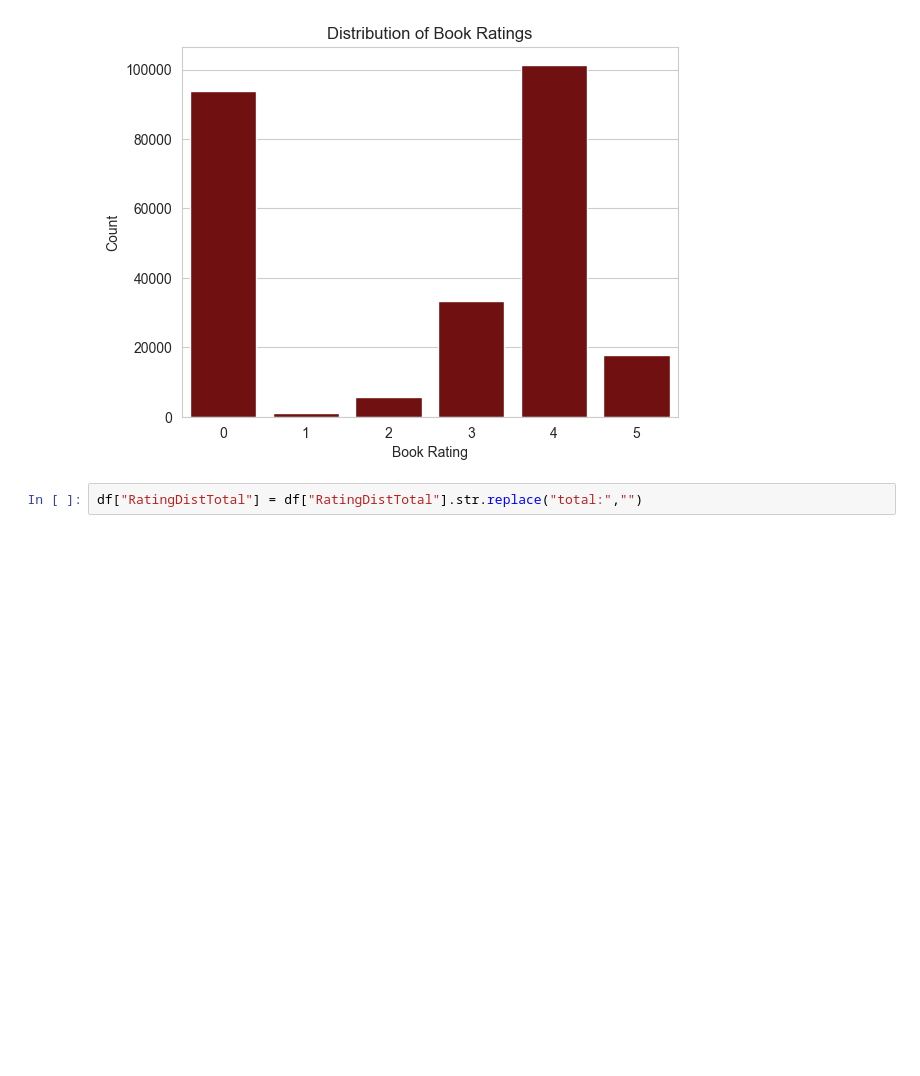
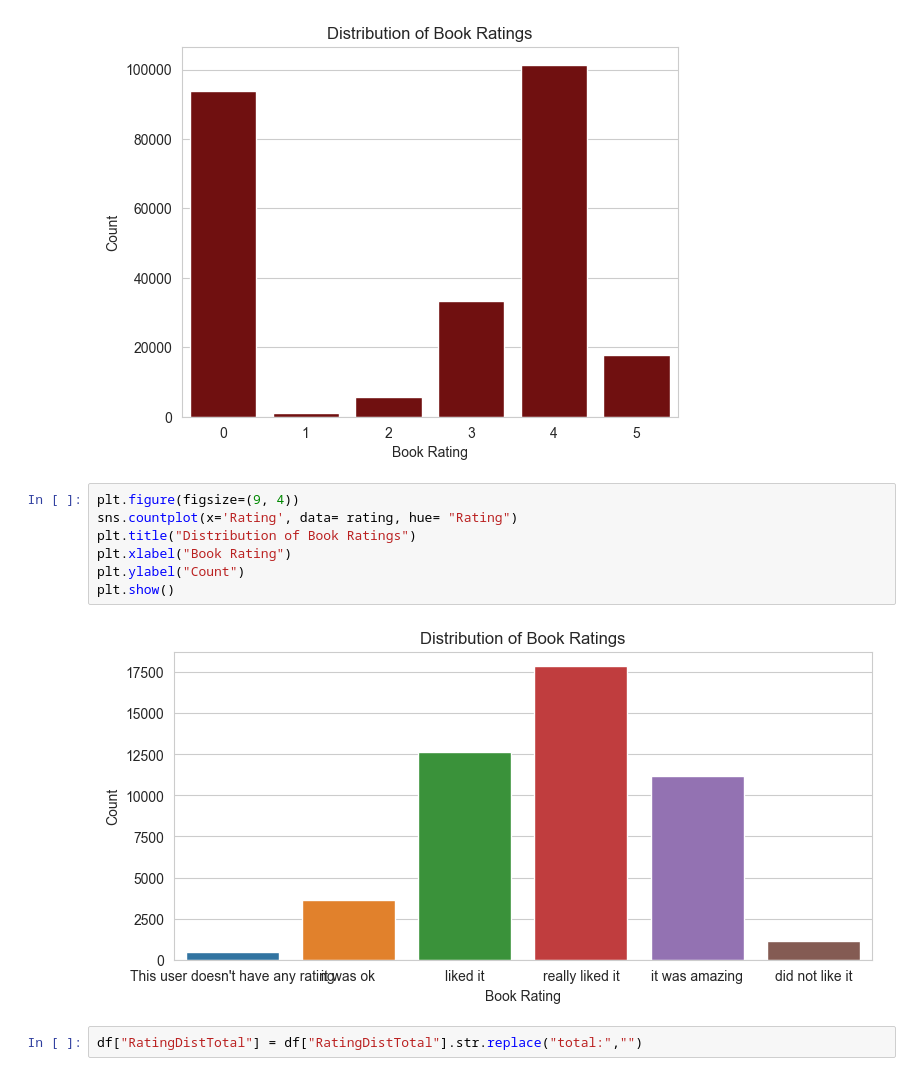
Before and after one commit to Fatemenamdar20/Book_recommendation_sy, a Jupyter notebook: book.ipynb, the cells around one changed output. Drawn from its saved outputs; the diff is of its cells as text; blank space fills up the shorter version.

```diff
--- a/book.ipynb
+++ b/book.ipynb
@@ -259,6 +259,15 @@ plt.ylabel("Count")
 plt.show()
 # %% [output]
 [figure]
+# %%
+plt.figure(figsize=(9, 4))
+sns.countplot(x='Rating', data= rating, hue= "Rating")
+plt.title("Distribution of Book Ratings")
+plt.xlabel("Book Rating")
+plt.ylabel("Count")
+plt.show()
+# %% [output]
+[figure, added]
 # %%
 df["RatingDistTotal"] = df["RatingDistTotal"].str.replace("total:","")
 # %%
```
Also changed, not shown: parts of 9 cells of this notebook, 1 other file.
